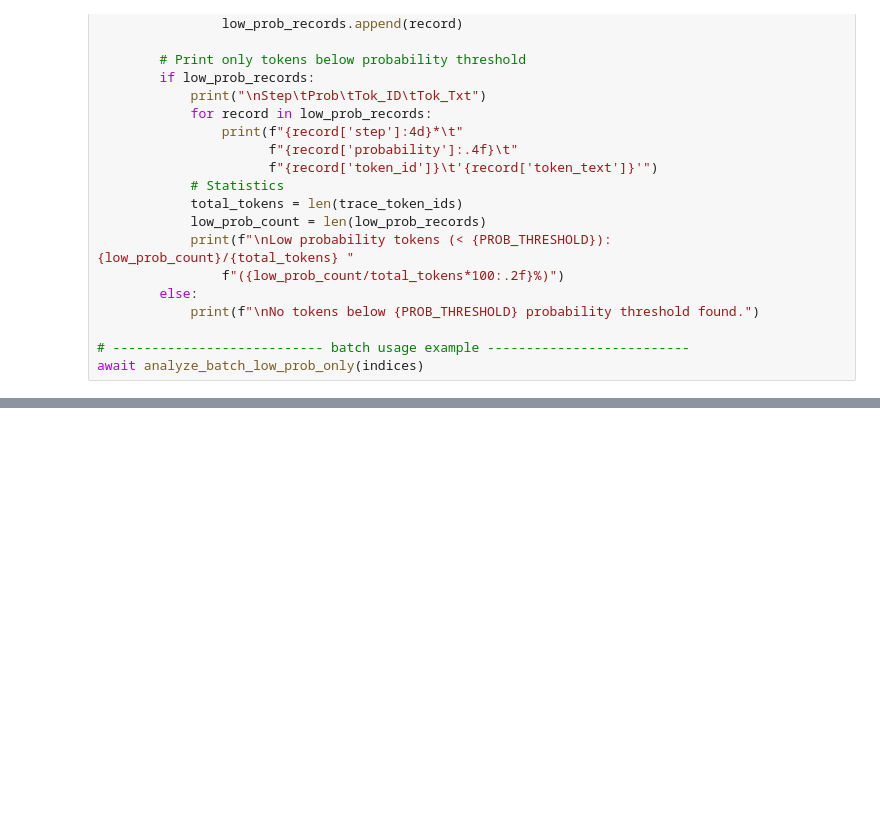
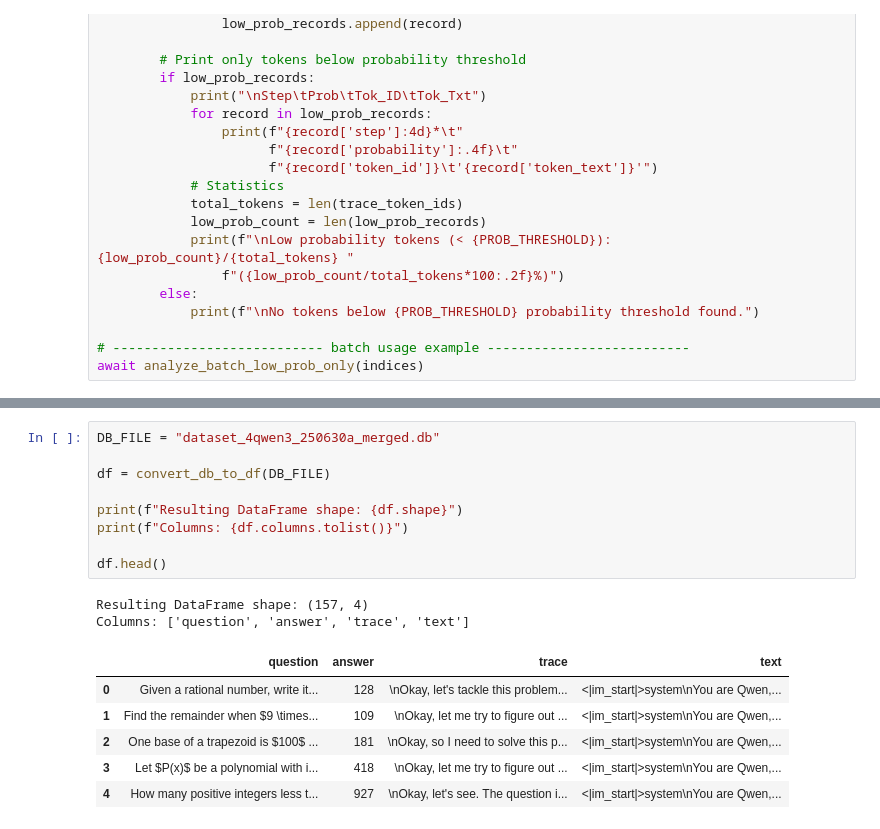
Before and after one commit to jaeh8nkim/decoding-speculative, a Jupyter notebook: dataset_manager.ipynb, the cells around one changed output, grey strips where cells are left out. Saved outputs shown, nothing was run; the diff lists cells and outputs as text; blank space fills up the shorter version.

```diff
--- a/dataset_manager.ipynb
+++ b/dataset_manager.ipynb
@@ -936,0 +992,18 @@ await analyze_batch_low_prob_only(indices)
+# %%
+DB_FILE = "dataset_4qwen3_250630a_merged.db"
+
+df = convert_db_to_df(DB_FILE)
+
+print(f"Resulting DataFrame shape: {df.shape}")
+print(f"Columns: {df.columns.tolist()}")
+
+df.head()
+# %% [output]
+Resulting DataFrame shape: (157, 4)
+Columns: ['question', 'answer', 'trace', 'text']
+|  | question | answer | trace | text |
+| 0 | Given a rational number, write it... | 128 | \nOkay, let's tackle this problem... | <|im_start|>system\nYou are Qwen,... |
+| 1 | Find the remainder when $9 \times... | 109 | \nOkay, let me try to figure out ... | <|im_start|>system\nYou are Qwen,... |
+| 2 | One base of a trapezoid is $100$ ... | 181 | \nOkay, so I need to solve this p... | <|im_start|>system\nYou are Qwen,... |
+| 3 | Let $P(x)$ be a polynomial with i... | 418 | \nOkay, let me try to figure out ... | <|im_start|>system\nYou are Qwen,... |
+| 4 | How many positive integers less t... | 927 | \nOkay, let's see. The question i... | <|im_start|>system\nYou are Qwen,... |
```
Also changed, not shown: parts of 12 cells of this notebook.
